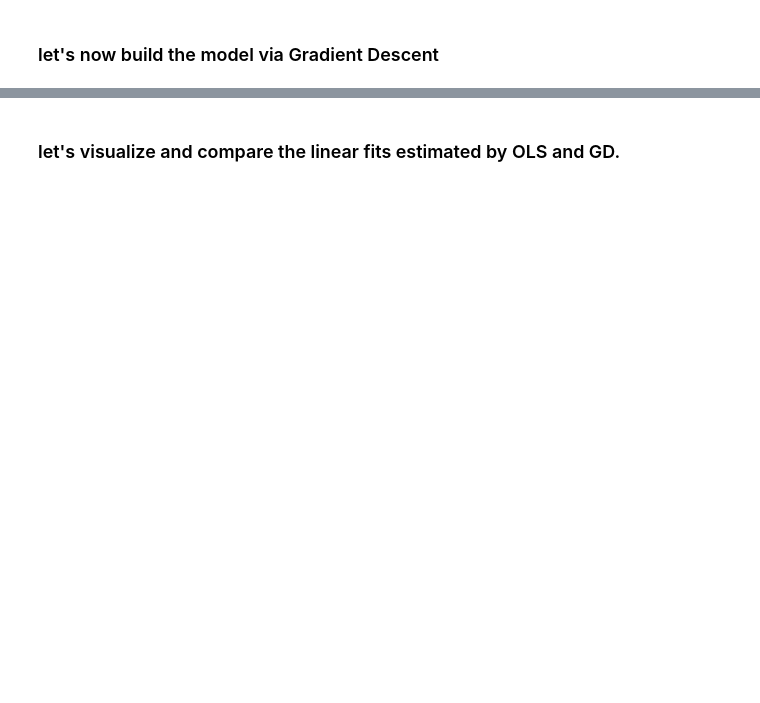
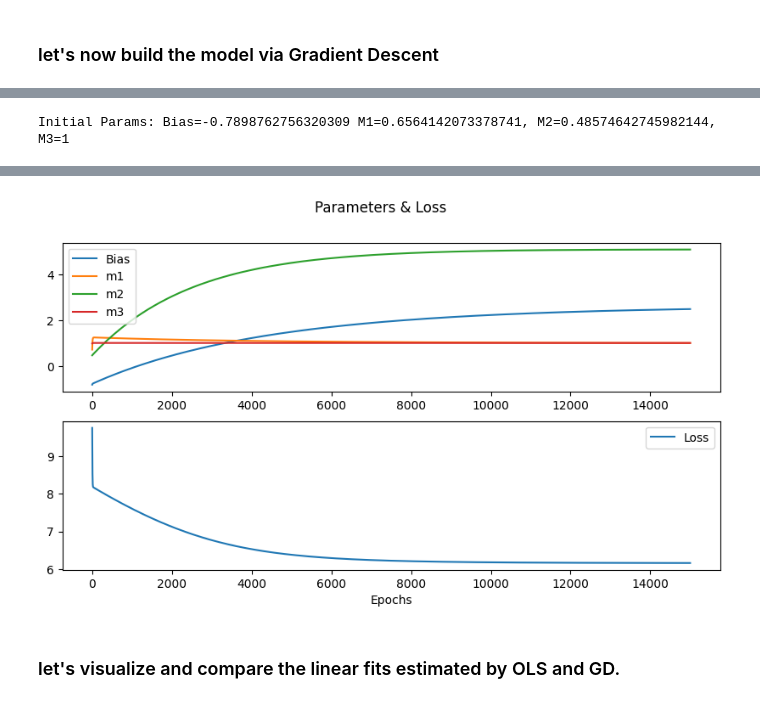
Before and after one commit to GokuHashira/GenAI_AUKBC, a Jupyter notebook: 2. Linear Regression/LinearRegressionTutorial.ipynb, the cells around one changed output, grey strips where cells are left out. Drawn from its saved outputs; the diff is of its cells as text; code cells hidden in the pictures; blank space fills up the shorter version.

```diff
--- a/2. Linear Regression/LinearRegressionTutorial.ipynb
+++ b/2. Linear Regression/LinearRegressionTutorial.ipynb
@@ -502,0 +601,32 @@ plt.show()
+# %%
+gdmodel = MySinusoidFitViaGD(learning_rate=0.0004, n_iters=15000)
+# fit the model and estimate the yhat values.
+history = gdmodel.fit(xx, yy)
+#get the learned parameters from the model.
+bias, w1, w2, w3 = gdmodel.parameters
+print("Bias = ", bias, " m1 =", w1, " m2 =", w2, " m3 =", w3)
+# use the model to predict the yhat values.
+yhat7 = gdmodel.predict(xx)
+# estimate the loss again and display
+loss = SSE(yy, yhat7)
+print ("Loss =", loss)
+
+# let's plot the params and loss.
+a1 = range(len(history))
+fig, (ax1, ax2) = plt.subplots(2, 1)
+fig.suptitle('Parameters & Loss')
+fig.set_figwidth(10)
+fig.set_figheight(5)
+
+ax1.plot(a1, history[:,0])
+ax1.plot(a1, history[:,1])
+ax1.plot(a1, history[:,2])
+ax1.plot(a1, history[:,3])
+ax1.legend(['Bias', 'm1', 'm2', 'm3'], loc='upper left')
+
+ax2.plot(a1, history[:,4])
+ax2.set_xlabel('Epochs')
+ax2.legend(['Loss'], loc='upper right')
+plt.show()
+# %% [output]
+Initial Params: Bias=-0.7898762756320309 M1=0.6564142073378741, M2=0.48574642745982144, M3=1
@@ -503,3 +635,4 @@ plt.show()
+[figure, added]
 # %% [markdown]
 ### let's visualize and compare the linear fits estimated by OLS and GD.
 # %%
```
Also changed, not shown: parts of 19 cells of this notebook, 3 other files.
